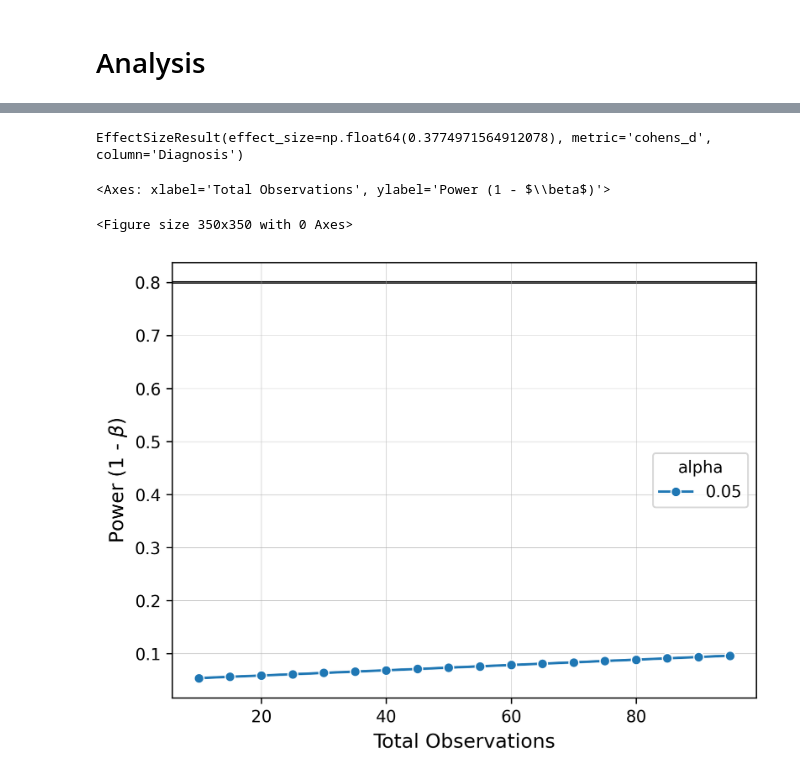
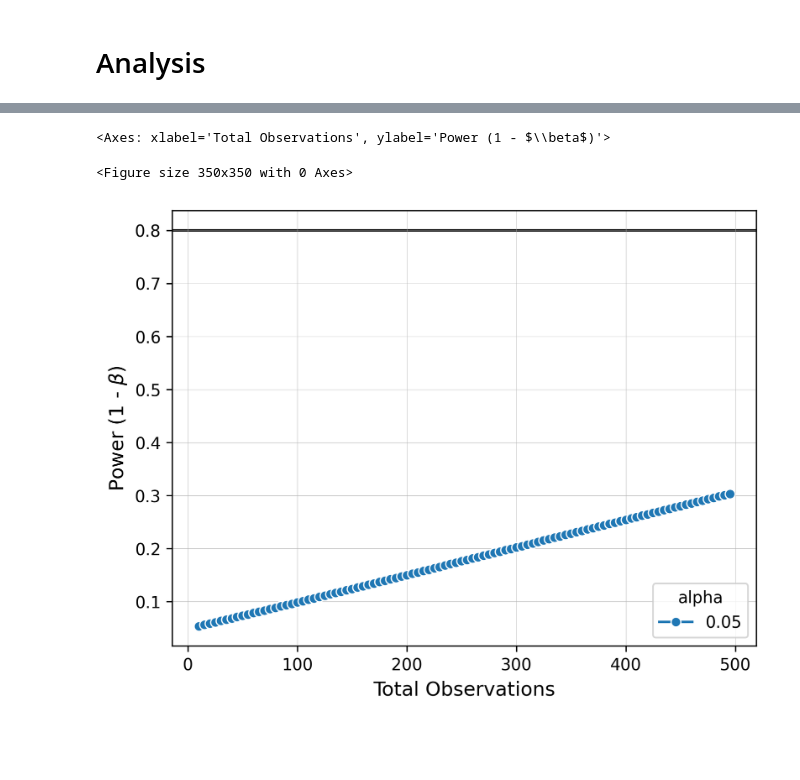
Before and after one commit to yunusbb/Gut-microbiota-in-Psoriasis, a Jupyter notebook: power_analysis/power_analysis_bray_pc_status.ipynb, the cells around one changed output, grey strips where cells are left out. Drawn from its saved outputs; the diff is of its cells as text; code cells hidden in the pictures; blank space fills up the shorter version.

Commit message:
add changed power analysis

```diff
--- a/power_analysis/power_analysis_bray_pc_status.ipynb
+++ b/power_analysis/power_analysis_bray_pc_status.ipynb
@@ -83,23 +61,18 @@ EffectSizeResult(effect_size=np.float64(0.13009884515962897), metric='cohens_d',
-# %%
-tax_ps_p2.calculate_effect_size(column="Diagnosis")
-#old
-# %% [output]
-EffectSizeResult(effect_size=np.float64(0.3774971564912078), metric='cohens_d', column='Diagnosis')
 # %%
-# Задание размеров фигуры
+# Set the size of the figure
 plt.figure(figsize=(3.5, 3.5))
 
-# Ваши значения и результаты анализа
+# Results of the analysis
 PS_alpha_vals = [0.05]
-PS_obs_vals = np.arange(10, 100, step=5)
+PS_obs_vals = np.arange(10, 500, step=5)
 PS_P_results_p1 = tax_ps_p1.power_analysis("Diagnosis", alpha=PS_alpha_vals, total_observations=PS_obs_vals)
 
-# Создание графика
+# Plotting
 plot_power_curve(PS_P_results_p1, target_power=0.8, style="alpha", markers=True)
 
-# Сохранение графика в PDF с заданными размерами
+# Save the plot
 #plt.savefig('power_analysis_plot.pdf', format='pdf', bbox_inches='tight')
 # %% [output]
 <Axes: xlabel='Total Observations', ylabel='Power (1 - $\\beta$)'>
 <Figure size 350x350 with 0 Axes>
-[figure, old version]
+[figure, new version]
```
Also changed, not shown: parts of 10 cells of this notebook.
